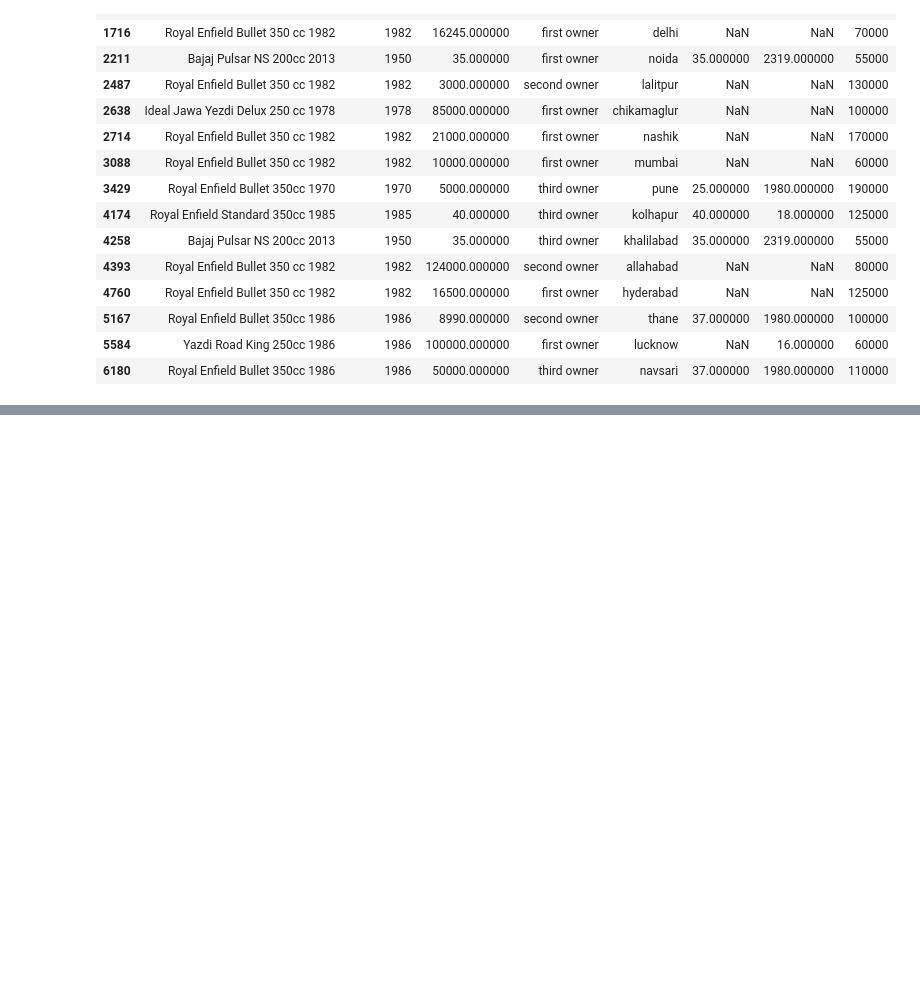
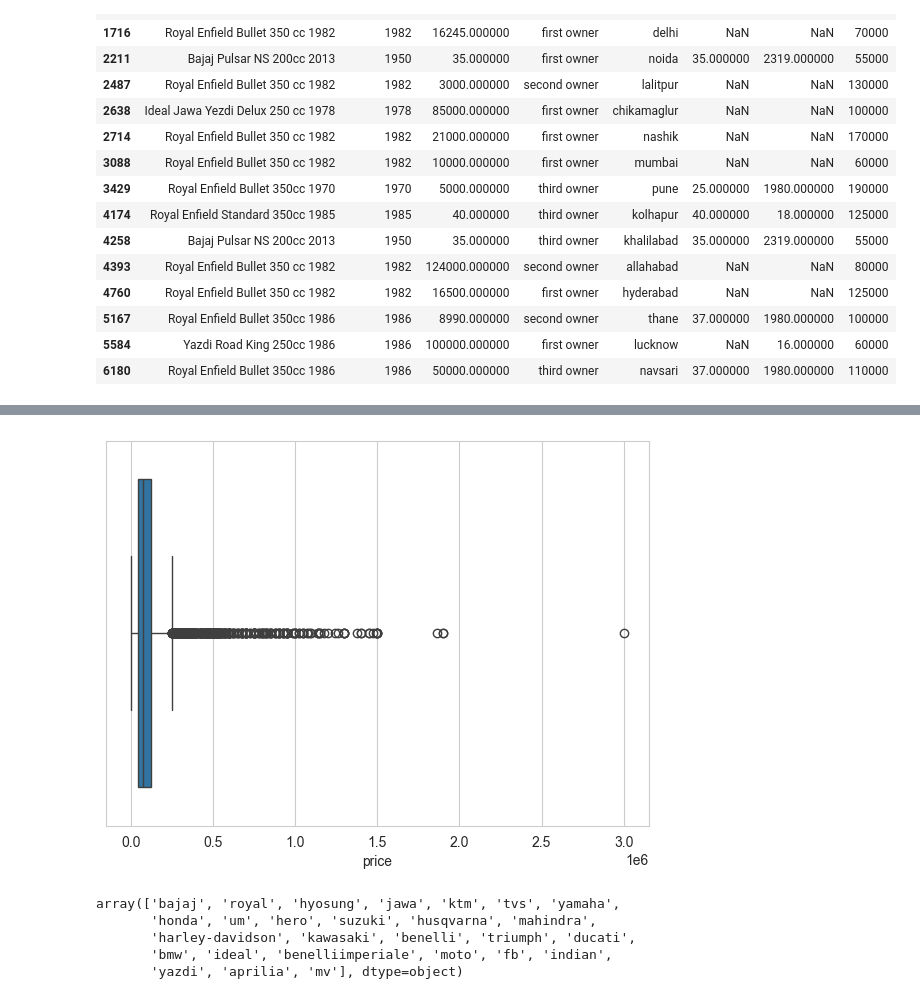
Before and after one commit to chourasiyamayank767-droid/Ricr.ML, a Jupyter notebook: Ricr_project/Used_Bike_price_Analysis.ipynb, the cells around one changed output, grey strips where cells are left out. Cells and saved outputs as stored; diff of their text form; code cells hidden in the pictures; blank space fills up the shorter version.

```diff
--- a/Ricr_project/Used_Bike_price_Analysis.ipynb
+++ b/Ricr_project/Used_Bike_price_Analysis.ipynb
@@ -271,0 +325,7 @@ warnings.filterwarnings('ignore')
+# %%
+plt.figure(figsize=(7,5))
+sns.boxplot(x=df_clean['price'])
+plt.xlabel('price')
+plt.show()
+# %% [output]
+[figure, added]
@@ -271,0 +334,8 @@ warnings.filterwarnings('ignore')
+# %%
+df_clean['brand'].str.lower().unique()
+# %% [output]
+array(['bajaj', 'royal', 'hyosung', 'jawa', 'ktm', 'tvs', 'yamaha',
+       'honda', 'um', 'hero', 'suzuki', 'husqvarna', 'mahindra',
+       'harley-davidson', 'kawasaki', 'benelli', 'triumph', 'ducati',
+       'bmw', 'ideal', 'benelliimperiale', 'moto', 'fb', 'indian',
+       'yazdi', 'aprilia', 'mv'], dtype=object)
```
Also changed, not shown: parts of 31 cells of this notebook.
